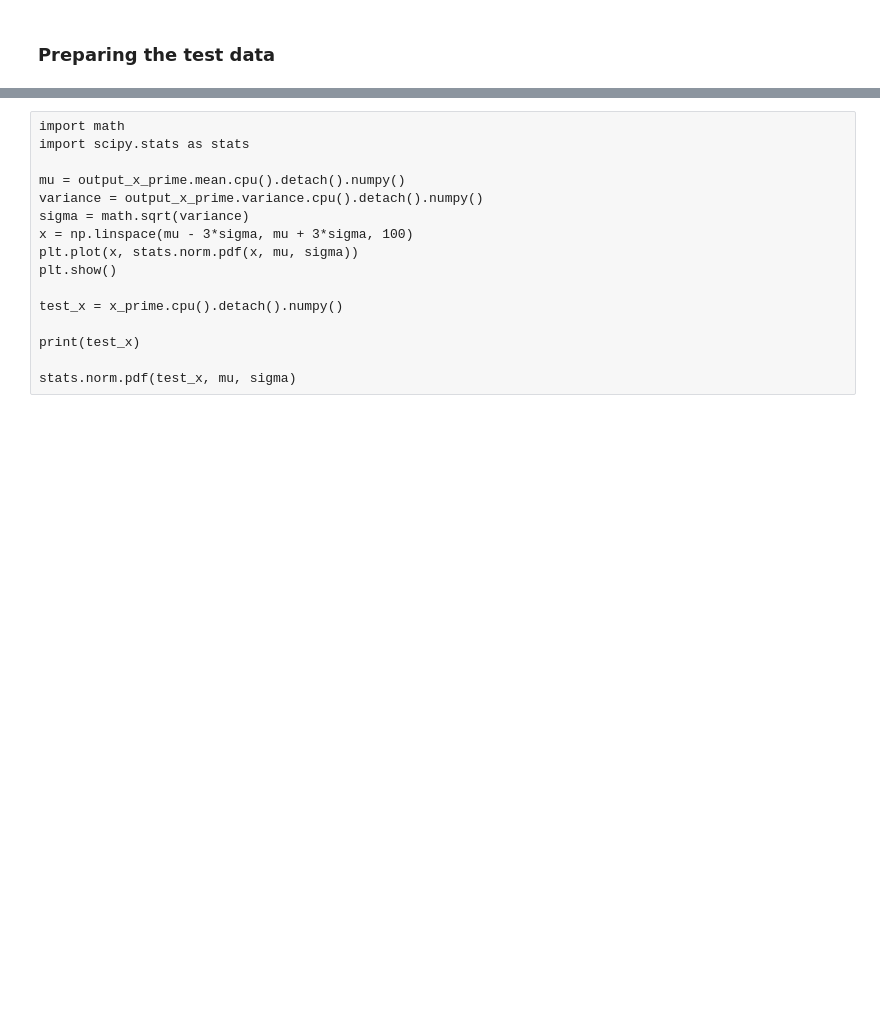
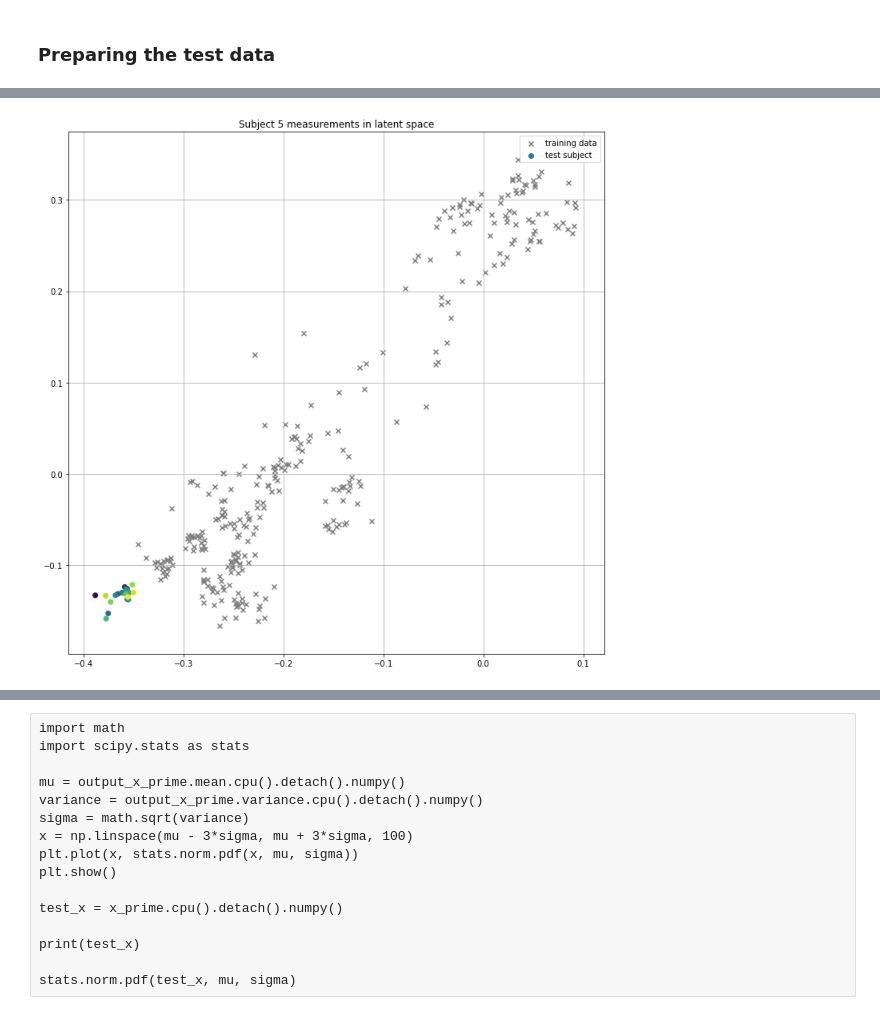
Before and after one commit to smentu/HIT_VAE, a Jupyter notebook: hit_vae/experiments/GPPVAE_demo_flip.ipynb, the cells around one changed output, grey strips where cells are left out. Drawn from its saved outputs; the diff is of its cells as text; code cells hidden in the pictures; blank space fills up the shorter version.

```diff
--- a/hit_vae/experiments/GPPVAE_demo_flip.ipynb
+++ b/hit_vae/experiments/GPPVAE_demo_flip.ipynb
@@ -592 +586,32 @@ NameError: name 'x_eval' is not defined
+# %%
+def get_test_subject(id, Z, labels):
+    """
+    Function for getting the latent representation and labels for a single subject.
+    """
+    indices = np.where(labels[:, 0].view(-1).detach().cpu().numpy() == id)
+    x_subject = Z[indices, 0]
+    y_subject = Z[indices, 1]
+    labels_subject = labels[indices,:]
+
+    return x_subject.view(-1), y_subject.view(-1), labels_subject[0]
+# %%
+subject_id = 5
+# %%
+x_subject, y_subject, labels_subject = get_test_subject(subject_id, test_Z, test_labels)
+
+fig, ax = plt.subplots(figsize=(12, 12))
+#ax.scatter(pred_x.mean.detach().cpu().numpy(), pred_y.mean.detach().cpu().numpy(),
+#            c=test_labels.view(-1).cpu().numpy(), cmap='viridis')
+ax.scatter(training_x.detach().cpu().numpy(), training_y.detach().cpu().numpy(), color='gray',
+           marker='x', label='training data')
+ax.scatter(x_subject.detach().cpu().numpy(), y_subject.detach().cpu().numpy(),
+            c=labels_subject[:, 4].view(-1).detach().cpu().numpy(), cmap='viridis', label='test subject')
+
+#ax.legend(*scatter.legend_elements(), loc="upper right")
+plt.legend()
+ax.grid()
+ax.set_title(f'Subject {subject_id} measurements in latent space')
+plt.show()
+# %% [output]
+[figure, added]
 # %%
```
Also changed, not shown: parts of 7 cells of this notebook.
